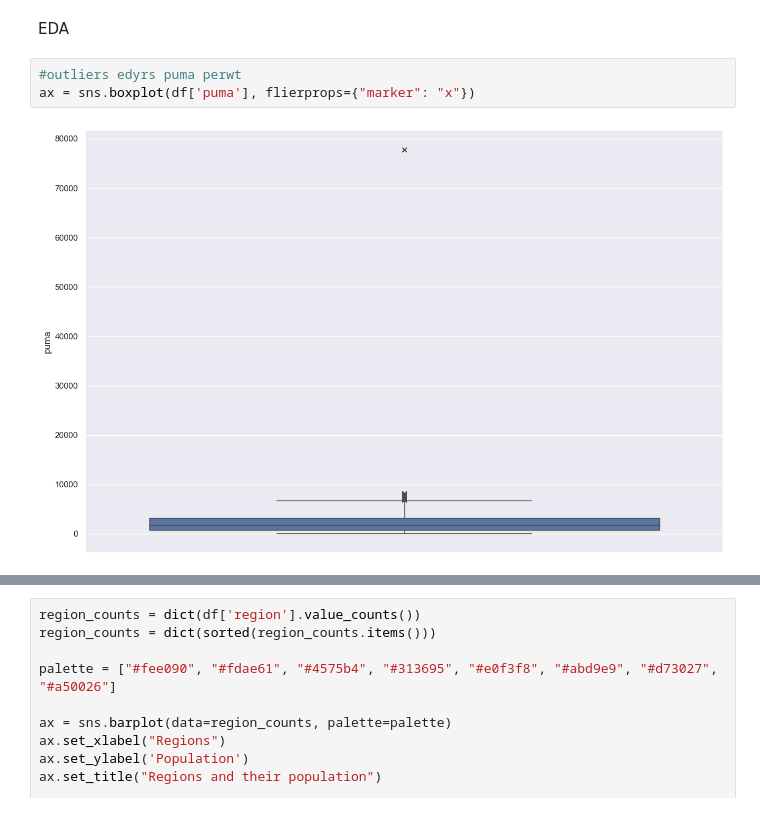
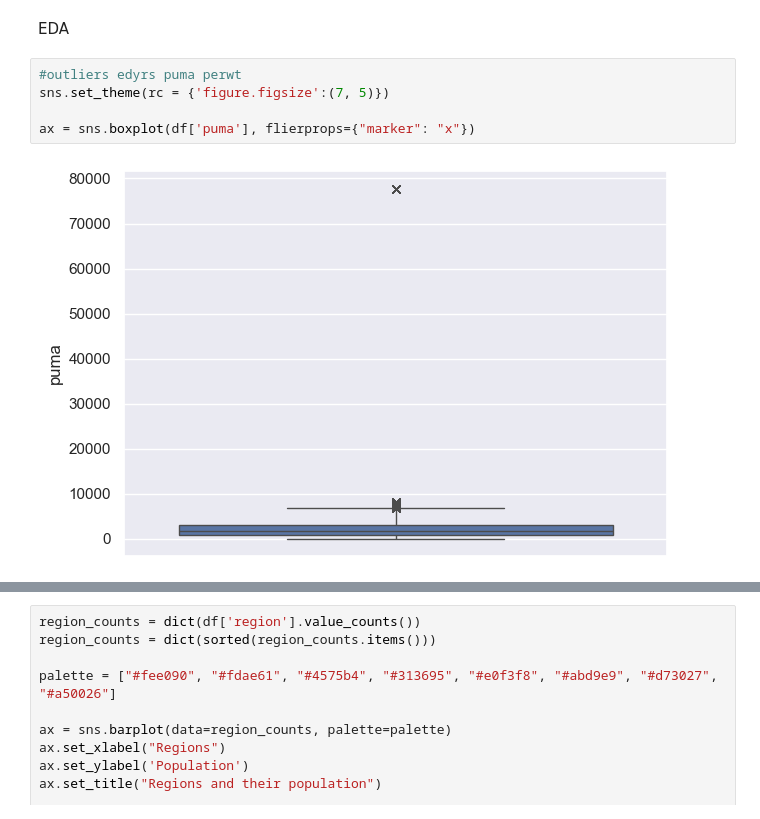
Before and after one commit to Somewhat-Coder/Microwages-ML, a Jupyter notebook: main.ipynb, the cells around one changed output, grey strips where cells are left out. Drawn from its saved outputs; the diff is of its cells as text.

Commit message:
visualised outliers

```diff
--- a/main.ipynb
+++ b/main.ipynb
@@ -59,6 +59,8 @@ df.describe()
 EDA
 # %%
 #outliers edyrs puma perwt
+sns.set_theme(rc = {'figure.figsize':(7, 5)})
+
 ax = sns.boxplot(df['puma'], flierprops={"marker": "x"})
 # %% [output]
-[figure, old version]
+[figure, new version]
```
Also changed, not shown: parts of 6 cells of this notebook.
